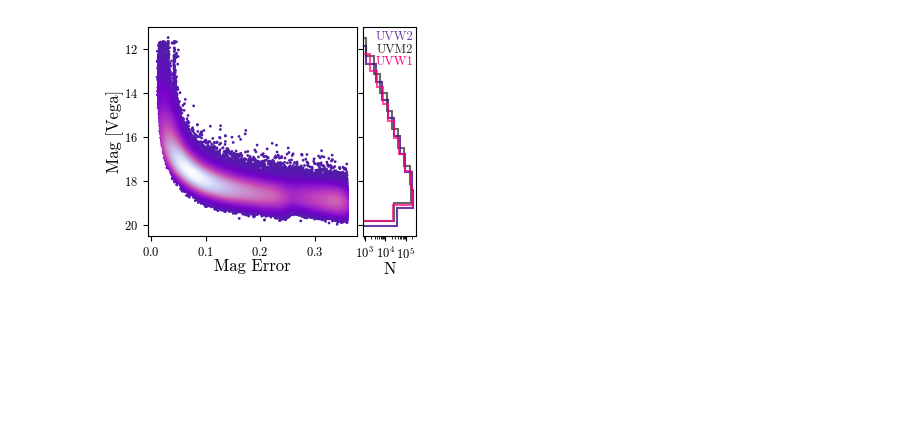
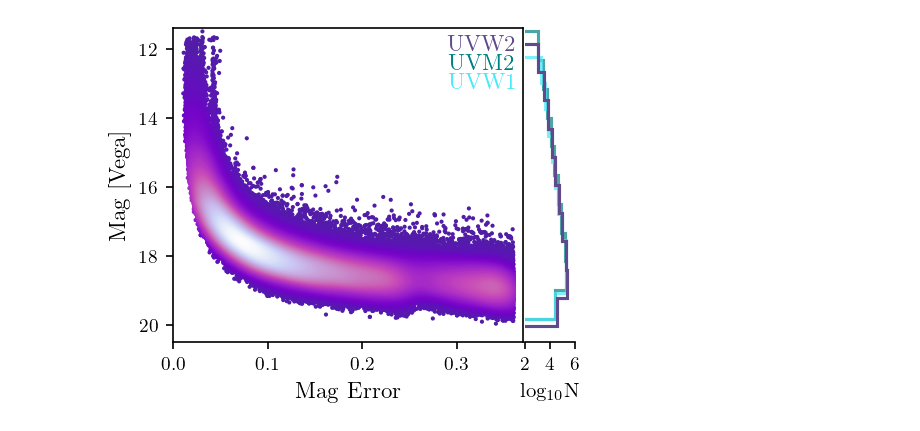
Before and after one commit to AstroLudwig/SUMS_UVPhotometricCatalog, a Jupyter notebook: 3_ValidationTesting/2_MagvsError.ipynb, the cells around one changed output. Drawn from its saved outputs; the diff is of its cells as text; code cells hidden in the pictures; blank space fills up the shorter version.

```diff
--- a/3_ValidationTesting/2_MagvsError.ipynb
+++ b/3_ValidationTesting/2_MagvsError.ipynb
@@ -10,7 +10,6 @@ import os
 path = os.getenv("DATADIR")
 data_dir = path+ "0_SUMS_Catalogs/"
 plt.style.use(path+'bl.mplstyle')
-rcParams["mathtext.fontset"] = 'cm'
 
 def truncate_colormap(cmap, minval=0.0, maxval=1.0, n=100):
     new_cmap = colors.LinearSegmentedColormap.from_list(
@@ -33,8 +32,6 @@ smc = pd.read_csv(data_dir+'CompleteCatalog/Step4/smc_photometry.csv')
 df = pd.concat([lmc,smc])
 
 mags = df[['uvw2_mag','uvm2_mag','uvw1_mag']].values.flatten()
-
-
 errs = df[['uvw2_mag_err','uvm2_mag_err','uvw1_mag_err']].values.flatten()
 
 errs = errs[~np.isnan(mags)]
@@ -52,78 +49,78 @@ if run:
 else:
     kde_err,kde_mag,kde_z = np.loadtxt(data_dir +f'KDEs/MagVErrKDE_{n_points}.txt')
 # %%
-cmaps = ['viridis', 'plasma', 'inferno', 'magma', 'cividis']
-labelfontsize = 12
-tickfontsize = 9
-cmap = 'rainbow'
 c_min = 0.3
 c_max = 0.99
 
 trunc_cmap =  truncate_colormap(cmr.gothic, c_min,c_max)
 # Start with a square Figure.
-fig = plt.figure(figsize=(3.35, 3.35))
+fig = plt.figure(figsize=(3.35, 3.35),dpi=150)
+# Have to set this up a little strange for the plot to be square.
 # Add a gridspec with two rows and two columns and a ratio of 1 to 4 between
 # the size of the marginal axes and the main axes in both directions.
 # Also adjust the subplot parameters for a square plot.
-gs = fig.add_gridspec(2, 2,  width_ratios=(4, 1), height_ratios=(1, 4),
-                    left=0.1, right=0.9, bottom=0.1, top=0.9,
-                    wspace=0.05, hspace=0.05)
+gs = fig.add_gridspec(2, 2,  width_ratios=(7,1),height_ratios=(1, 4),left=0.1, right=0.9, bottom=0.1, top=0.9, wspace=0.01, hspace=0.05)
 # Create the Axes.
-ax = fig.add_subplot(gs[1, 0])
-bx = fig.add_subplot(gs[1, 1], sharey=ax)
-
-
-# Draw the scatter plot and marginals.
-# no labels
-bx.tick_params(axis="y", labelleft=False)
+ax = fig.add_subplot(gs[1,0])
+bx = fig.add_subplot(gs[1,1],sharey=ax)
 
 # the scatter plot:
-ax.scatter(kde_err,kde_mag,c=kde_z,s=1,zorder = 0,cmap=trunc_cmap,label="")
-ax.set_ylim(20.5,11)
+ax.scatter(kde_err,kde_mag,c=kde_z,s=1,zorder=0,cmap=trunc_cmap,label="")
+ax.set_ylim(20.5,11.4)
+ax.set_xlim(0.0,0.37)
 
 uvw2_mags = df['uvw2_mag'].values
 uvm2_mags = df['uvm2_mag'].values
 uvw1_mags = df['uvw1_mag'].values
 uvw2_mags = uvw2_mags[~np.isnan(uvw2_mags)]
 uvm2_mags = uvm2_mags[~np.isnan(uvm2_mags)]
 uvw1_mags = uvw1_mags[~np.isnan(uvw1_mags)]
 
 cols = ['#5f4b8b','#008080','#4be8f9']
 cols = ['#6c3baa','#262728','#FF007F']
-bx.hist(uvw2_mags, orientation='horizontal',label='UVW2',color=cols[0],histtype='step',lw=1.5);
+cols  = ['#5f4b8b','#008080','#4be8f9']
+bx.hist(uvw2_mags, orientation='horizontal',label='UVW2',color=cols[0],histtype='step',lw=1.5,zorder=10,alpha=1);
 bx.hist(uvm2_mags, orientation='horizontal',label='UVM2',color=cols[1],histtype='step',lw=1.5,alpha=0.7);
 bx.hist(uvw1_mags, orientation='horizontal',label='UVW1',color=cols[2],histtype='step',lw=1.5,alpha=0.7);
 bx.set_xscale('log')
 
-# Make ax ticks bigger
-ax.tick_params(labelsize=tickfontsize)
-bx.tick_params(labelsize=tickfontsize)
+bx.set_xlim(10**2.,10**6)
+bx.set_xticks([10**2, 10**4, 10**6])
+bx.set_xticklabels([2, 4,6])
+bx.set_yticklabels([])
+# Turn off spines
+bx.spines['left'].set_visible(False)
+bx.spines['right'].set_visible(False)
+bx.spines['top'].set_visible(False)
+bx.yaxis.set_visible(False)
 
 # Set labels
-ax.set_xlabel('Mag Error',fontsize=labelfontsize)
-ax.set_ylabel('Mag [Vega]',fontsize=labelfontsize)
-bx.set_xlabel('N',fontsize=labelfontsize)
+ax.set_xlabel('Mag Error')
+ax.set_ylabel('Mag [Vega]')
+bx.set_xlabel(r'log$_{10}$N',fontsize=10)
 
 uvw2_errs = df['uvw2_mag_err'].values
 uvm2_errs = df['uvm2_mag_err'].values
 uvw1_errs = df['uvw1_mag_err'].values
 uvw2_errs = uvw2_errs[~np.isnan(uvw2_errs)]
 uvm2_errs = uvm2_errs[~np.isnan(uvm2_errs)]
-uvw1_errs = uvw1_errs[~np.isnan(uvw1_errs)]
-
+uvw1_errs = uvw1_errs
 
 spacing = 0.06
 ytext = 0.98
-xtext = 0.95
-bx.text(xtext, ytext , 'UVW2', verticalalignment='top', horizontalalignment='right',
-        transform=bx.transAxes, color=cols[0], fontsize=tickfontsize,weight='bold')
+xtext = -0.2
+textfontsize = 11
+bx.text(xtext+0.03, ytext , 'UVW2', verticalalignment='top', horizontalalignment='right',
+        transform=bx.transAxes, color=cols[0], fontsize=textfontsize,weight='bold')
 bx.text(xtext, ytext-spacing, 'UVM2', verticalalignment='top', horizontalalignment='right',
-        transform=bx.transAxes, color=cols[1], fontsize=tickfontsize,weight='bold')
-bx.text(xtext, ytext-(2*spacing), 'UVW1', verticalalignment='top', horizontalalignment='right',
-        transform=bx.transAxes, color=cols[2], fontsize=tickfontsize,weight='bold')
+        transform=bx.transAxes, color=cols[1], fontsize=textfontsize,weight='bold')
+bx.text(xtext+0.05, ytext-(2*spacing), 'UVW1', verticalalignment='top', horizontalalignment='right',
+        transform=bx.transAxes, color=cols[2], fontsize=textfontsize,weight='bold')
 
-plt.gcf().patch.set_facecolor('white')
-plt.tight_layout()
-plt.savefig('MagVErrKDE.png',dpi=300,bbox_inches='tight')
+ax.set_yticks([20,18,16,14,12])
+ax.set_yticklabels([20,18,16,14,12])
+
+# Hard to get a vectorized version that works, taking a screenshot of this plot seems like the best quality option I can find.
+plt.savefig('MagVErrKDE.pdf',dpi=1000,bbox_inches='tight')
 # %% [output]
-[figure, old version]
+[figure, new version]
```
Also changed, not shown: 1 other file.
